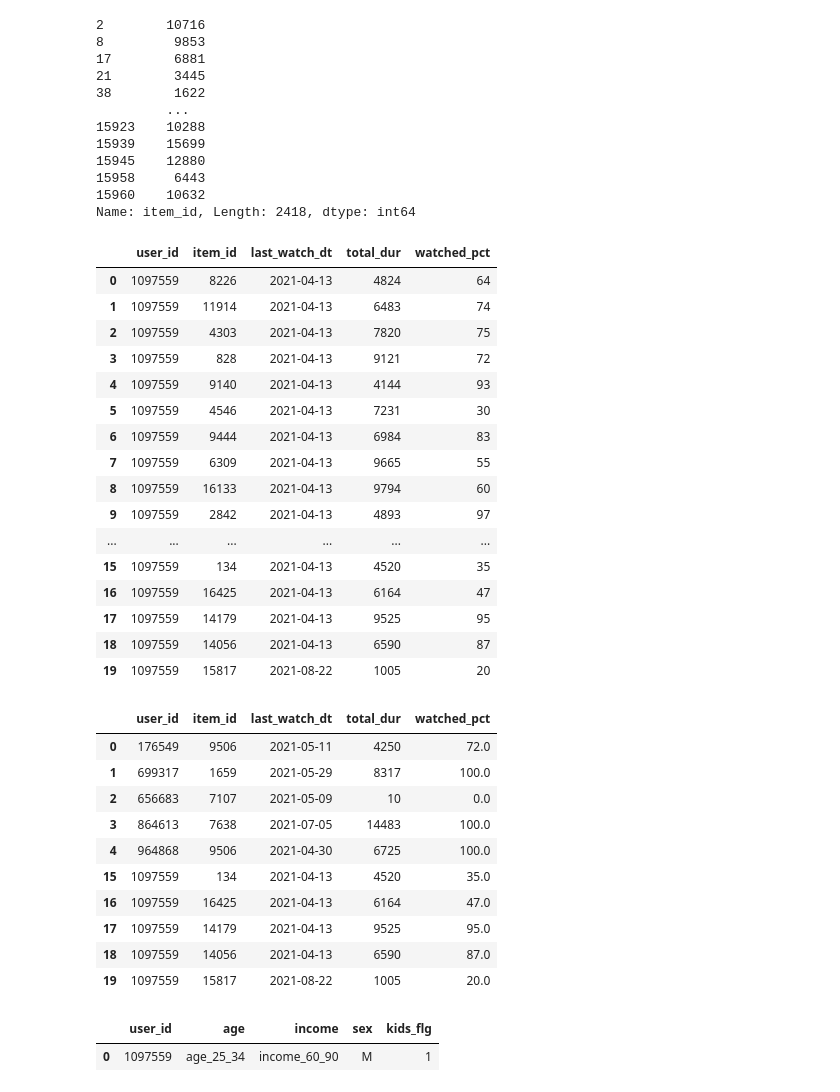
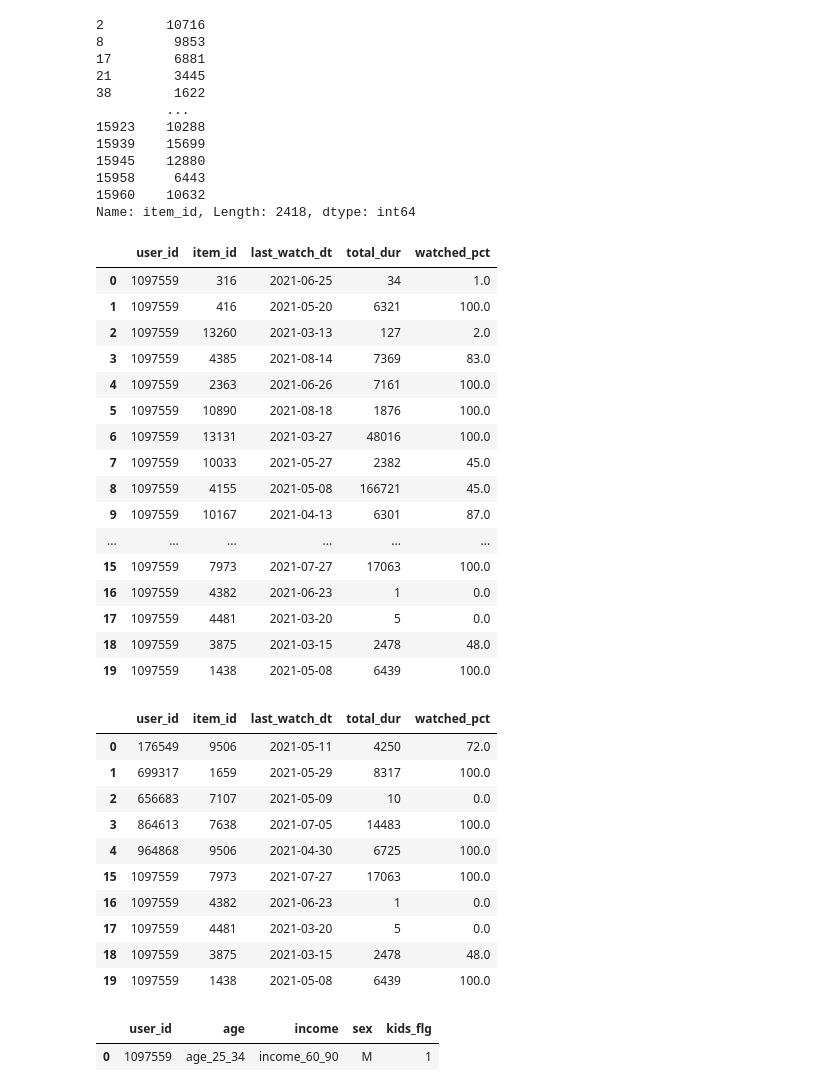
Before and after one commit to EasySocHacks/RecSys, a Jupyter notebook: jupyter/hw4.ipynb, the cells around one changed output. Saved outputs shown, nothing was run; the diff lists cells and outputs as text; code cells hidden in the pictures.

```diff
--- a/jupyter/hw4.ipynb
+++ b/jupyter/hw4.ipynb
@@ -163,38 +162,49 @@ Name: item_id, Length: 2418, dtype: int64
 # %%
 thriller_ids_sample = thriller_ids.sample(n=20)
 # %%
-last_watch_dt = ["2021-04-13"] * 19
-last_watch_dt.append("2021-08-22")
-total_dur = np.round(np.random.rand(20) * 10000 + 100).astype(dtype=np.int)
-watched_pct = np.round(np.random.rand(20) * 100).astype(dtype=np.int)
+last_watch_dt = []
+total_dur = []
+watched_pct = []
+
+for id in thriller_ids_sample:
+    try:
+        interaction_sample = interactions[interactions["item_id"].isin([id])].sample()
+        last_watch_dt.extend(interaction_sample["last_watch_dt"].to_numpy())
+        total_dur.extend(interaction_sample["total_dur"].to_numpy())
+        watched_pct.extend(interaction_sample["watched_pct"].to_numpy())
+    except ValueError:
+        last_watch_dt.append("2021-04-13")
+        total_dur.append(np.round(np.random.rand() * 10000 + 100).astype(dtype=np.int32))
+        watched_pct.append(np.round(np.random.rand() * 100).astype(dtype=np.int32))
+
 data = {
     "user_id": [new_user_id] * 20,
     "item_id": list(thriller_ids_sample),
     "last_watch_dt": last_watch_dt,
-    "total_dur": list(total_dur),
-    "watched_pct": list(watched_pct)
+    "total_dur": total_dur,
+    "watched_pct": watched_pct,
 }
 new_interactions = pd.DataFrame(data)
 interactions = interactions.append(new_interactions)
 new_interactions
 # %% [output]
 |  | user_id | item_id | last_watch_dt | total_dur | watched_pct |
-| 0 | 1097559 | 8226 | 2021-04-13 | 4824 | 64 |
-| 1 | 1097559 | 11914 | 2021-04-13 | 6483 | 74 |
-| 2 | 1097559 | 4303 | 2021-04-13 | 7820 | 75 |
-| 3 | 1097559 | 828 | 2021-04-13 | 9121 | 72 |
-| 4 | 1097559 | 9140 | 2021-04-13 | 4144 | 93 |
-| 5 | 1097559 | 4546 | 2021-04-13 | 7231 | 30 |
-| 6 | 1097559 | 9444 | 2021-04-13 | 6984 | 83 |
-| 7 | 1097559 | 6309 | 2021-04-13 | 9665 | 55 |
-| 8 | 1097559 | 16133 | 2021-04-13 | 9794 | 60 |
-| 9 | 1097559 | 2842 | 2021-04-13 | 4893 | 97 |
+| 0 | 1097559 | 316 | 2021-06-25 | 34 | 1.0 |
+| 1 | 1097559 | 416 | 2021-05-20 | 6321 | 100.0 |
+| 2 | 1097559 | 13260 | 2021-03-13 | 127 | 2.0 |
+| 3 | 1097559 | 4385 | 2021-08-14 | 7369 | 83.0 |
+| 4 | 1097559 | 2363 | 2021-06-26 | 7161 | 100.0 |
+| 5 | 1097559 | 10890 | 2021-08-18 | 1876 | 100.0 |
+| 6 | 1097559 | 13131 | 2021-03-27 | 48016 | 100.0 |
+| 7 | 1097559 | 10033 | 2021-05-27 | 2382 | 45.0 |
+| 8 | 1097559 | 4155 | 2021-05-08 | 166721 | 45.0 |
+| 9 | 1097559 | 10167 | 2021-04-13 | 6301 | 87.0 |
 | ... | ... | ... | ... | ... | ... |
-| 15 | 1097559 | 134 | 2021-04-13 | 4520 | 35 |
-| 16 | 1097559 | 16425 | 2021-04-13 | 6164 | 47 |
-| 17 | 1097559 | 14179 | 2021-04-13 | 9525 | 95 |
-| 18 | 1097559 | 14056 | 2021-04-13 | 6590 | 87 |
-| 19 | 1097559 | 15817 | 2021-08-22 | 1005 | 20 |
+| 15 | 1097559 | 7973 | 2021-07-27 | 17063 | 100.0 |
+| 16 | 1097559 | 4382 | 2021-06-23 | 1 | 0.0 |
+| 17 | 1097559 | 4481 | 2021-03-20 | 5 | 0.0 |
+| 18 | 1097559 | 3875 | 2021-03-15 | 2478 | 48.0 |
+| 19 | 1097559 | 1438 | 2021-05-08 | 6439 | 100.0 |
 # %%
 pd.concat([interactions.head(), interactions.tail()])
 # %% [output]
@@ -204,11 +214,11 @@ pd.concat([interactions.head(), interactions.tail()])
 | 2 | 656683 | 7107 | 2021-05-09 | 10 | 0.0 |
 | 3 | 864613 | 7638 | 2021-07-05 | 14483 | 100.0 |
 | 4 | 964868 | 9506 | 2021-04-30 | 6725 | 100.0 |
-| 15 | 1097559 | 134 | 2021-04-13 | 4520 | 35.0 |
-| 16 | 1097559 | 16425 | 2021-04-13 | 6164 | 47.0 |
-| 17 | 1097559 | 14179 | 2021-04-13 | 9525 | 95.0 |
-| 18 | 1097559 | 14056 | 2021-04-13 | 6590 | 87.0 |
-| 19 | 1097559 | 15817 | 2021-08-22 | 1005 | 20.0 |
+| 15 | 1097559 | 7973 | 2021-07-27 | 17063 | 100.0 |
+| 16 | 1097559 | 4382 | 2021-06-23 | 1 | 0.0 |
+| 17 | 1097559 | 4481 | 2021-03-20 | 5 | 0.0 |
+| 18 | 1097559 | 3875 | 2021-03-15 | 2478 | 48.0 |
+| 19 | 1097559 | 1438 | 2021-05-08 | 6439 | 100.0 |
 # %%
 data = {
     "user_id": [new_user_id],
```
Also changed, not shown: parts of 11 cells of this notebook, 2 other files.
